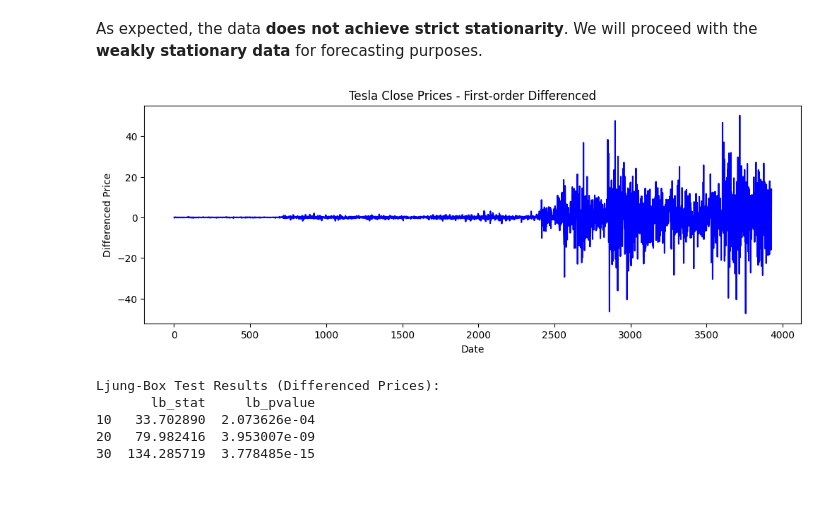
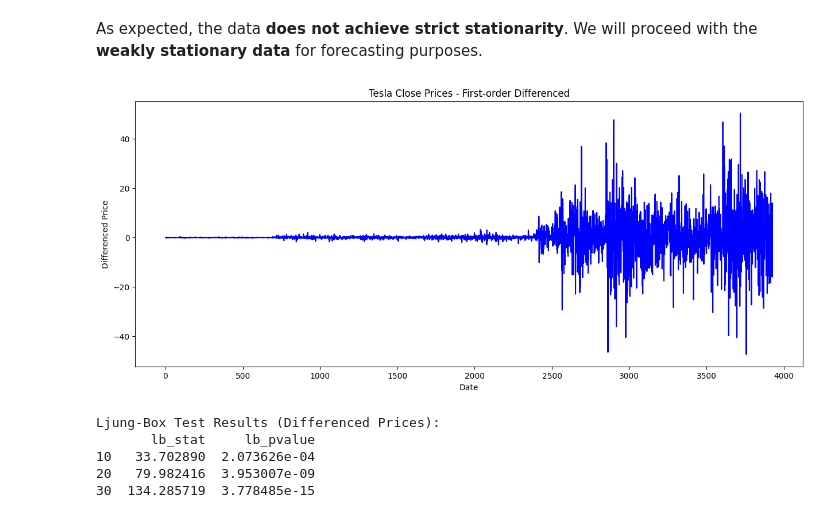
Before and after one commit to muhammadhussnain1227-debug/Tesla-Time-Series-Forecast, a Jupyter notebook: Tesla Stock Price Forecast.ipynb, the cells around one changed output. Saved outputs shown, nothing was run; the diff lists cells and outputs as text; code cells hidden in the pictures; blank space fills up the shorter version.

```diff
--- a/Tesla Stock Price Forecast.ipynb
+++ b/Tesla Stock Price Forecast.ipynb
@@ -367,14 +371,14 @@ Distributions differ so Strict stationarity violated
 # %% [markdown]
 As expected, the data **does not achieve strict stationarity**. We will proceed with the **weakly stationary data** for forecasting purposes.
 # %%
-plt.figure(figsize=(12,4))
+plt.figure(figsize=(15,6))
 plt.plot(prices, color='blue')
 plt.title("Tesla Close Prices - First-order Differenced")
 plt.xlabel("Date")
 plt.ylabel("Differenced Price")
 plt.show()
 # %% [output]
-[figure, old version]
+[figure, new version]
 # %%
 lb_test = acorr_ljungbox(prices, lags=[10,20,30], return_df=True)
 print("Ljung-Box Test Results (Differenced Prices):")
```
Also changed, not shown: parts of 41 cells of this notebook.
